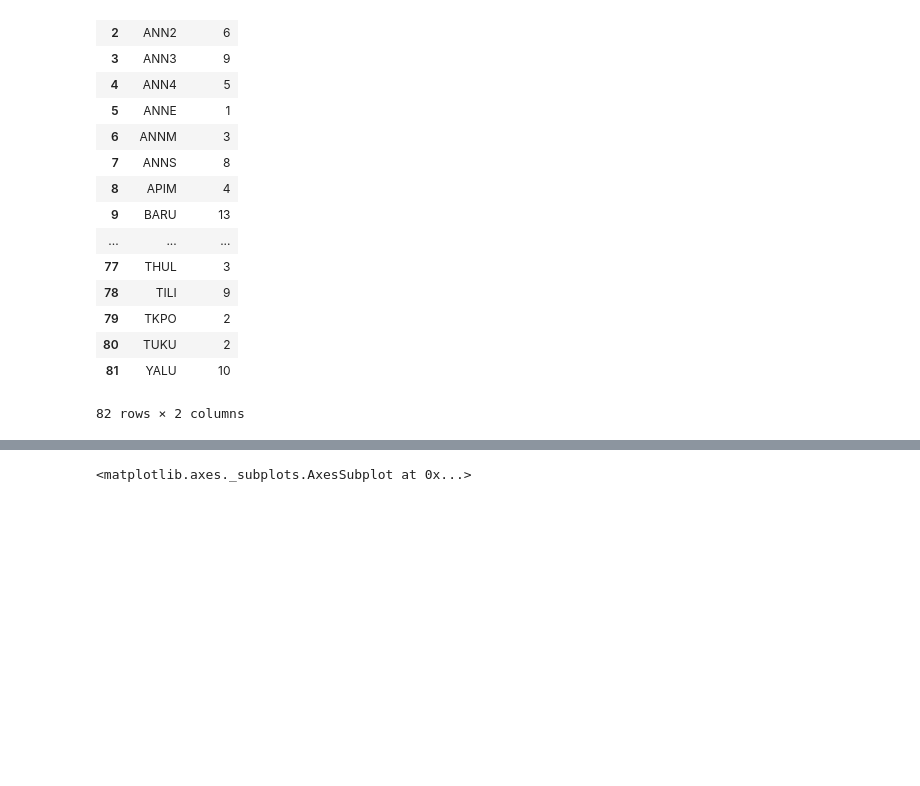
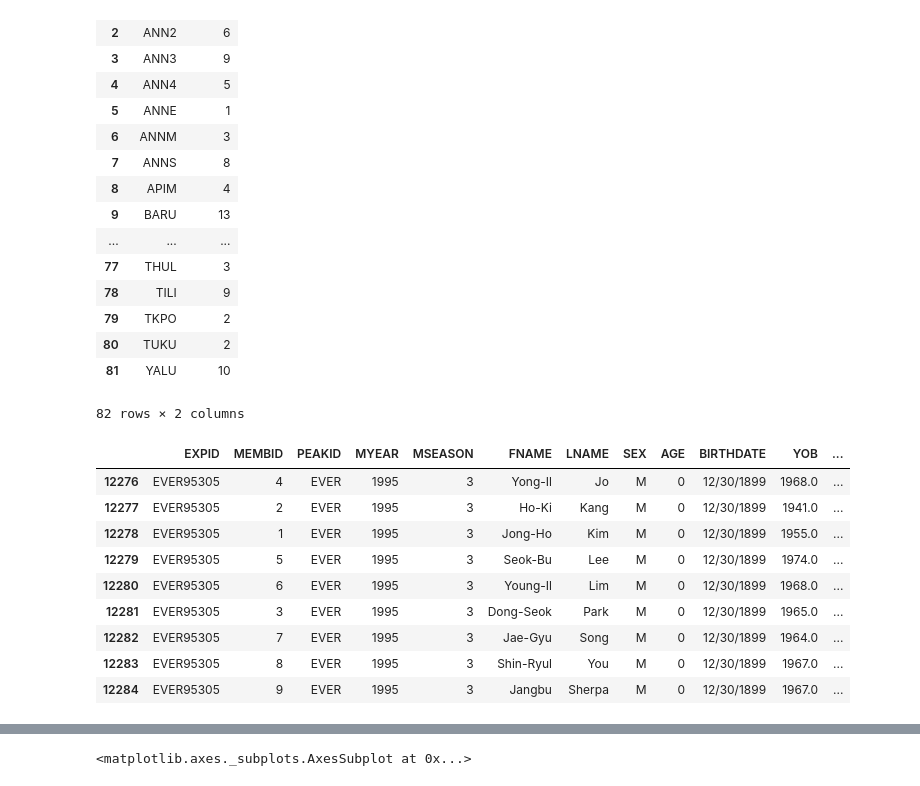
Before and after one commit to elbertwang3/himalayas, a Jupyter notebook: data/Untitled.ipynb, the cells around one changed output, grey strips where cells are left out. Cells and saved outputs as stored; diff of their text form; code cells hidden in the pictures; blank space fills up the shorter version.

```diff
--- a/data/Untitled.ipynb
+++ b/data/Untitled.ipynb
@@ -47,4 +48,17 @@ members['day'] = members['MSMTDATE1'].dt.strftime('%d')
 membersbymonthday = members.loc[members['MSMTDATE1']!='1899-12-30 00:00:00'].groupby(['month','day']).size().reset_index(name='counts')
 # %%
 membersbymonthday.to_csv("membersbymonthday.csv")
+# %%
+members.loc[members['EXPID'] == 'EVER95305']
+# %% [output]
+|  | EXPID | MEMBID | PEAKID | MYEAR | MSEASON | FNAME | LNAME | SEX | AGE | BIRTHDATE | YOB | ... |
+| 12276 | EVER95305 | 4 | EVER | 1995 | 3 | Yong-Il | Jo | M | 0 | 12/30/1899 | 1968.0 | ... |
+| 12277 | EVER95305 | 2 | EVER | 1995 | 3 | Ho-Ki | Kang | M | 0 | 12/30/1899 | 1941.0 | ... |
+| 12278 | EVER95305 | 1 | EVER | 1995 | 3 | Jong-Ho | Kim | M | 0 | 12/30/1899 | 1955.0 | ... |
+| 12279 | EVER95305 | 5 | EVER | 1995 | 3 | Seok-Bu | Lee | M | 0 | 12/30/1899 | 1974.0 | ... |
+| 12280 | EVER95305 | 6 | EVER | 1995 | 3 | Young-Il | Lim | M | 0 | 12/30/1899 | 1968.0 | ... |
+| 12281 | EVER95305 | 3 | EVER | 1995 | 3 | Dong-Seok | Park | M | 0 | 12/30/1899 | 1965.0 | ... |
+| 12282 | EVER95305 | 7 | EVER | 1995 | 3 | Jae-Gyu | Song | M | 0 | 12/30/1899 | 1964.0 | ... |
+| 12283 | EVER95305 | 8 | EVER | 1995 | 3 | Shin-Ryul | You | M | 0 | 12/30/1899 | 1967.0 | ... |
+| 12284 | EVER95305 | 9 | EVER | 1995 | 3 | Jangbu | Sherpa | M | 0 | 12/30/1899 | 1967.0 | ... |
 # %%
```
Also changed, not shown: parts of 32 cells of this notebook, 16 other files.
